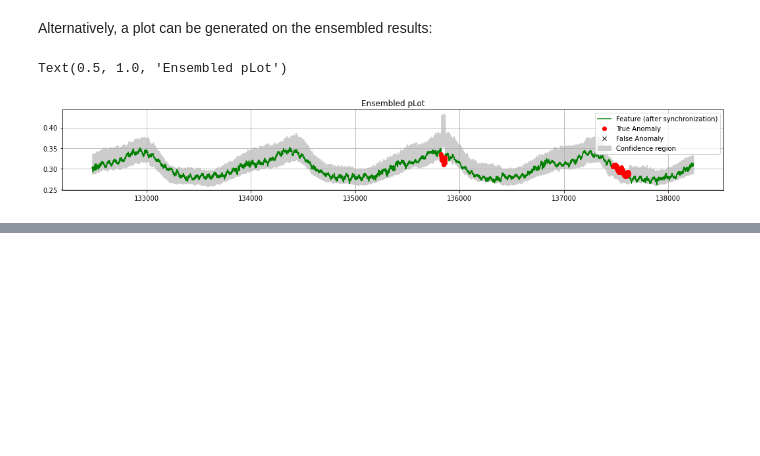
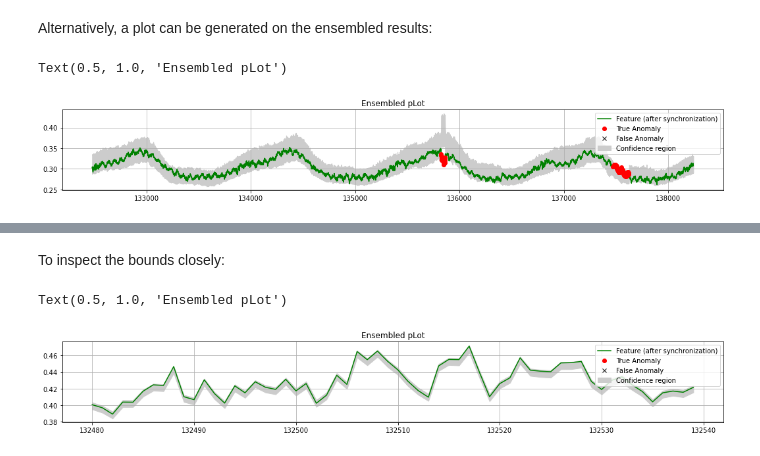
Before and after one commit to eBay/RANSynCoders, a Jupyter notebook: example.ipynb, the cells around one changed output, grey strips where cells are left out. Drawn from its saved outputs; the diff is of its cells as text; code cells hidden in the pictures; blank space fills up the shorter version.

```diff
--- a/example.ipynb
+++ b/example.ipynb
@@ -316,0 +374,19 @@ Text(0.5, 1.0, 'Ensembled pLot')
+# %% [markdown]
+To inspect the bounds closely:
+# %%
+# plot only first 60 intervals:
+tw2 = 60
+sample_i = pd.Series(x_test.iloc[:,i].values, index=x_test.index.astype(int))[:tw2]
+upper_i =  pd.Series(np.mean(upper_inv[:,:,i], axis=1), index=x_test.index.astype(int))[:tw2]
+lower_i =  pd.Series(np.mean(lower_inv[:,:,i], axis=1), index=x_test.index.astype(int))[:tw2]
+plt.figure(figsize=(18,2.25))
+plt.plot(sample_i, 'g', label='Feature (after synchronization)')
+plt.plot(sample_i.loc[(inference[:tw2] > 0.5) & ((y_test.values[:tw2] == 1).reshape(-1))], 'ro', label='True Anomaly')
+plt.plot(sample_i.loc[(inference[:tw2] > 0.5)  & ((y_test.values[:tw2] == 0).reshape(-1))], 'kx', label='False Anomaly')
+plt.fill_between(sample_i.index, lower_i, upper_i, color='0.8', label='Confidence region')
+plt.legend()
+plt.grid()
+plt.title('Ensembled pLot')
+# %% [output]
+Text(0.5, 1.0, 'Ensembled pLot')
+[figure, added]
```
Also changed, not shown: parts of 9 cells of this notebook, 1 other file.
